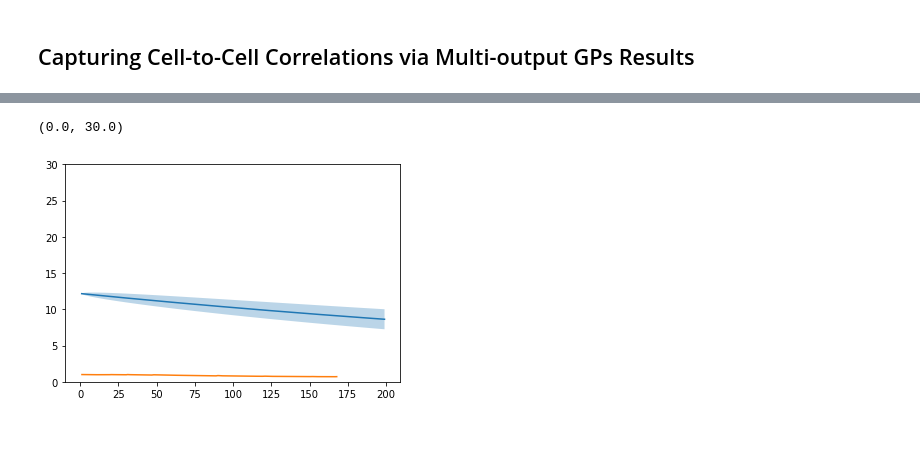
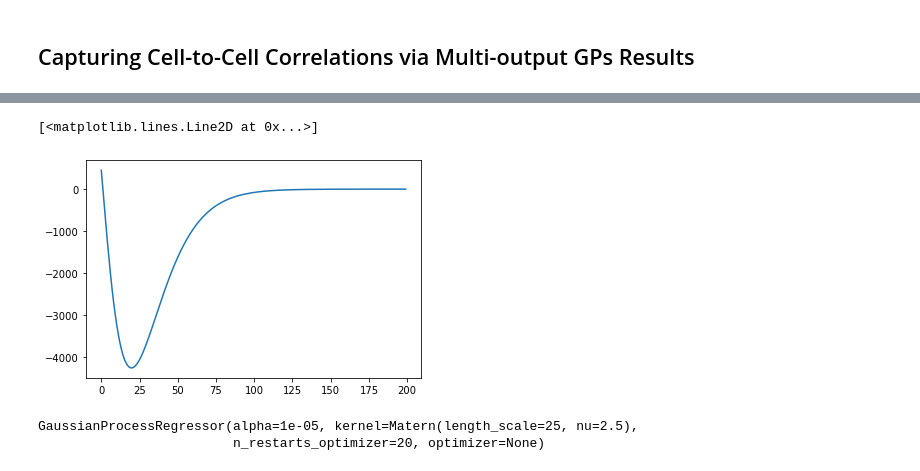
Before and after one commit to aniket-ak/Battery-SOH-Forecasting, a Jupyter notebook: Notebooks/Battery.ipynb, the cells around one changed output, grey strips where cells are left out. Drawn from its saved outputs; the diff is of its cells as text; code cells hidden in the pictures; blank space fills up the shorter version.

```diff
--- a/Notebooks/Battery.ipynb
+++ b/Notebooks/Battery.ipynb
@@ -155,4 +123,0 @@ y_orig = A1[1].values
-# %%
-learn_till = 100
-X = X_orig[np.where(X_orig<learn_till)].reshape(-1,1)
-y = y_orig[np.where(X_orig<learn_till)[0]]
@@ -187,3 +124,3 @@ plt.axvline(x=learn_till, c='r', linestyle='--')
 # %%
-kernel = Matern1_5(length_scale=100)
+kernel = Matern2_5(length_scale=10)
 gpr = GPR(kernel=kernel)
@@ -207,8 +133,14 @@ error = 1.96 * np.sqrt(pointwise_variances)
-# %%
-plt.plot(query_time[1:], f_star_mean[1:])
-plt.fill_between(query_time[:, 0], f_star_mean[:,0] - error, f_star_mean[:,0] + error, alpha=0.3)
-plt.plot(time, capacity)
-plt.ylim(0,30)
-# %% [output]
-(0.0, 30.0)
-[figure, removed]
+# %%
+X_pred = np.arange(0,200,1)[:, np.newaxis]
+# %%
+mean, covar = gpr.sample_posterior(y, X, X_pred)
+# %%
+plt.plot(X_pred, mean)
+# plt.fill(np.concatenate([X_pred, X_pred[::-1]]),np.concatenate([y_pred -  sigma,(y_pred + sigma)[::-1]]), alpha=0.1)
+# plt.ylim(12,13)
+# plt.twinx()
+# plt.plot(time, capacity)
+# plt.ylim(0.4,1.1)
+# %% [output]
+[<matplotlib.lines.Line2D at 0x...>]
+[figure, added]
@@ -214,0 +153,15 @@ plt.ylim(0,30)
+# %%
+from sklearn.gaussian_process.kernels import ExpSineSquared, Matern, WhiteKernel, ExpSineSquared
+from sklearn.gaussian_process import GaussianProcessRegressor
+
+ma5 = Matern(length_scale=25,nu=5/2, length_scale_bounds=(1e-1, 5e3))
+ma3 = Matern(length_scale=1e2,nu=3/2, length_scale_bounds=(1e-1, 5e2))
+pe = ExpSineSquared(length_scale=1.0, periodicity=1.0, length_scale_bounds=(1e-05, 1e6), periodicity_bounds=(1e-05, 1e6))
+
+kernel = ma5
+gp = GaussianProcessRegressor(kernel=kernel,normalize_y=False, alpha=1e-5, n_restarts_optimizer=20, optimizer=None)
+
+gp.fit(X, y)
+# %% [output]
+GaussianProcessRegressor(alpha=1e-05, kernel=Matern(length_scale=25, nu=2.5),
+                         n_restarts_optimizer=20, optimizer=None)
```
Also changed, not shown: parts of 23 cells of this notebook, 2 other files.
